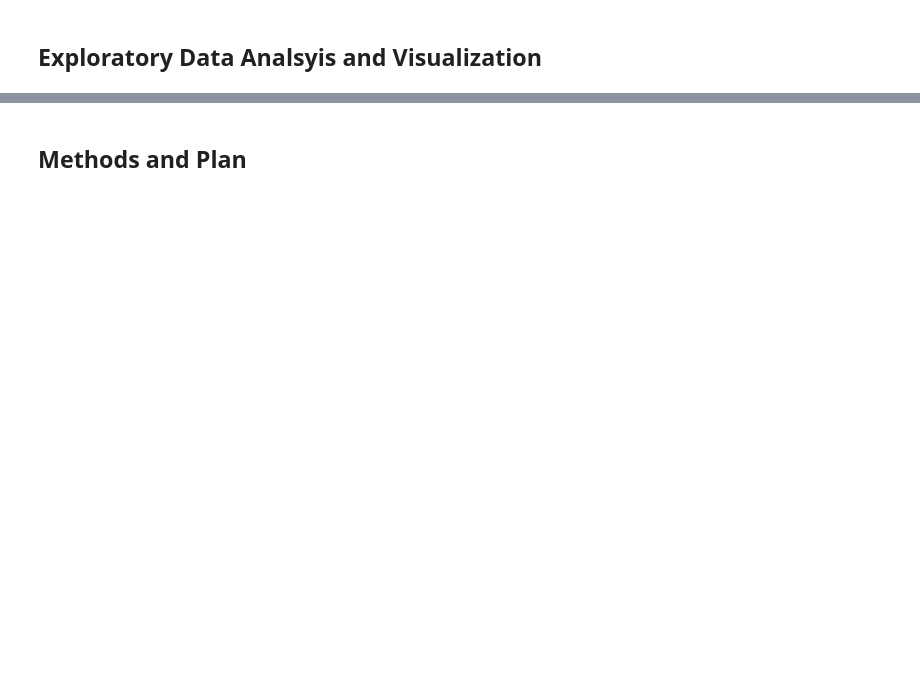
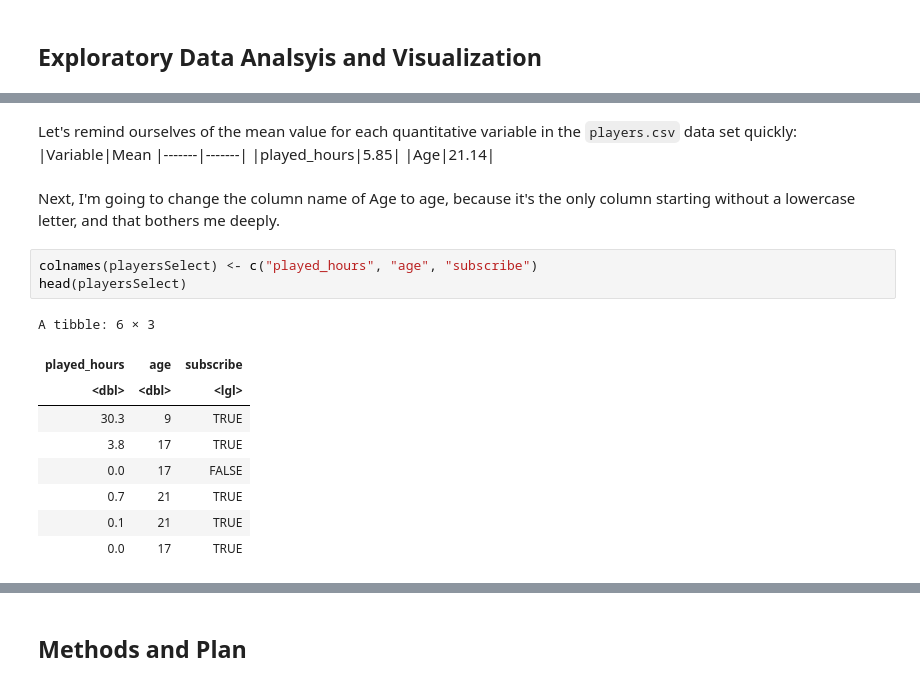
Before and after one commit to naldonymous/dsci-100-2025w1-group-33, a Jupyter notebook: project_009_33_individual.ipynb, the cells around one changed output, grey strips where cells are left out. Saved outputs shown, nothing was run; the diff lists cells and outputs as text; blank space fills up the shorter version.

```diff
--- a/project_009_33_individual.ipynb
+++ b/project_009_33_individual.ipynb
@@ -180,0 +210,21 @@ A tibble: 1 × 2
+# %% [markdown]
+Let's remind ourselves of the mean value for each quantitative variable in the `players.csv` data set quickly:
+|Variable|Mean
+|-------|-------|
+|played_hours|5.85|
+|Age|21.14|
+# %% [markdown]
+Next, I'm going to change the column name of Age to age, because it's the only column starting without a lowercase letter, and that bothers me deeply.
+# %%
+colnames(playersSelect) <- c("played_hours", "age", "subscribe")
+head(playersSelect)
+# %% [output]
+A tibble: 6 × 3
+| played_hours | age | subscribe |
+| <dbl> | <dbl> | <lgl> |
+| 30.3 | 9 | TRUE |
+| 3.8 | 17 | TRUE |
+| 0.0 | 17 | FALSE |
+| 0.7 | 21 | TRUE |
+| 0.1 | 21 | TRUE |
+| 0.0 | 17 | TRUE |
```
Also changed, not shown: parts of 15 cells of this notebook.
